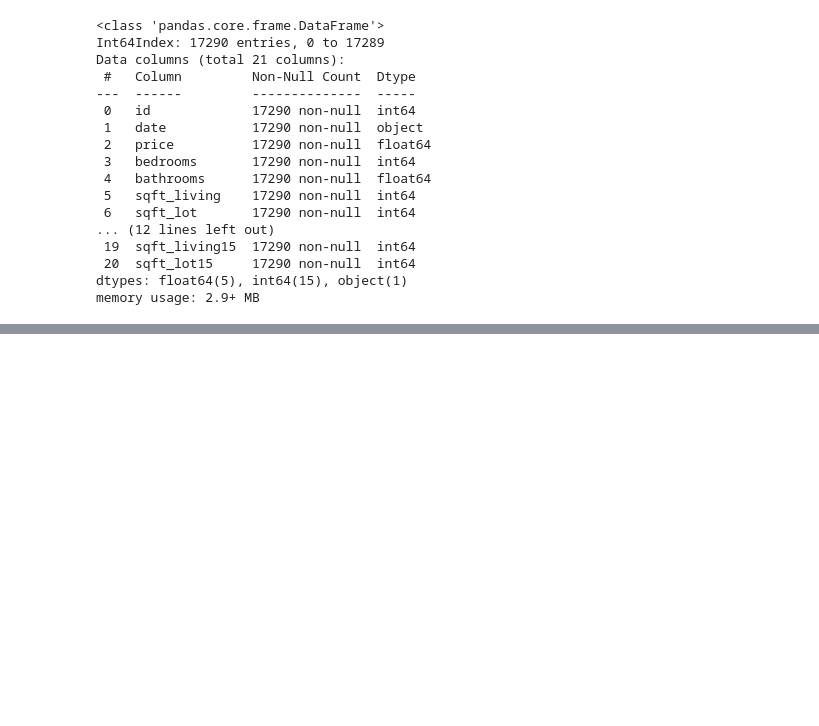
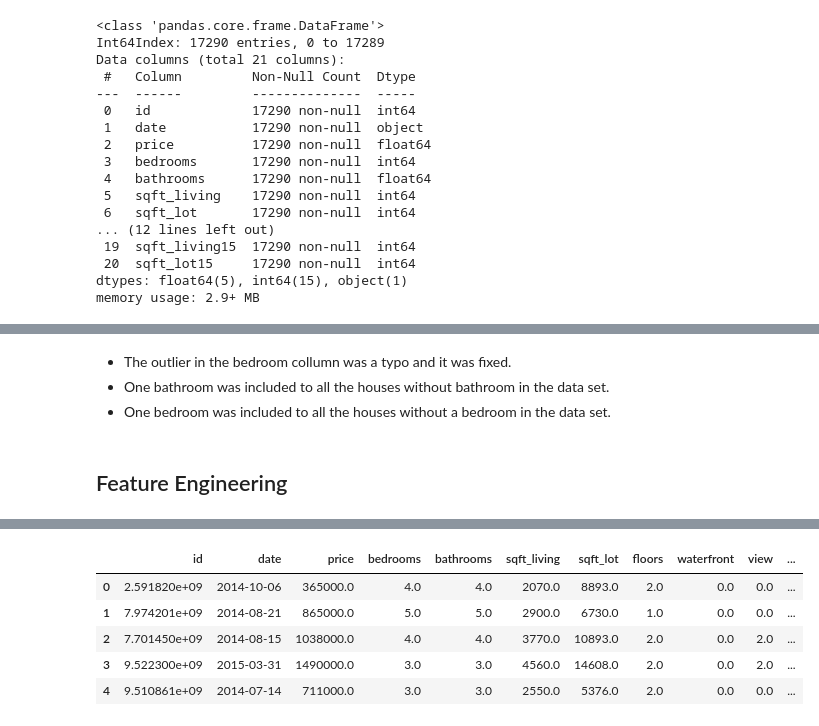
Before and after one commit to Ismaeltrevi/house-price-prediction, a Jupyter notebook: notebooks/EDA-and-feature-engineering.ipynb, the cells around one changed output, grey strips where cells are left out. Cells and saved outputs as stored; diff of their text form; code cells hidden in the pictures; blank space fills up the shorter version.

```diff
--- a/notebooks/EDA-and-feature-engineering.ipynb
+++ b/notebooks/EDA-and-feature-engineering.ipynb
@@ -86,0 +165,18 @@ memory usage: 2.9+ MB
+# %%
+# This fixes the house with 33 bedrooms turning it into a 3-bedroom house
+df[df['bedrooms'] == 33] = df[df['bedrooms'] == 3]
+
+# This will add 1 bathroom to houses without any bathroom
+df['bathrooms'] = df.bedrooms.apply(lambda x: 1 if x < 1 else x)
+# %% [markdown]
+- The outlier in the bedroom collumn was a typo and it was fixed.
+- One bathroom was included to all the houses without bathroom in the data set.
+- One bedroom was included to all the houses without a bedroom in the data set.
+# %% [markdown]
+## Feature Engineering
+# %%
+# Create year and month features
+df['year_sold'] = pd.to_datetime(df['date']).dt.to_period('Y')
+df['mont_sold'] = pd.to_datetime(df['date']).dt.to_period('M')
+df.head()
+# %% [output]
@@ -86,0 +185,6 @@ memory usage: 2.9+ MB
+|  | id | date | price | bedrooms | bathrooms | sqft_living | sqft_lot | floors | waterfront | view | ... |
+| 0 | 2.591820e+09 | 2014-10-06 | 365000.0 | 4.0 | 4.0 | 2070.0 | 8893.0 | 2.0 | 0.0 | 0.0 | ... |
+| 1 | 7.974201e+09 | 2014-08-21 | 865000.0 | 5.0 | 5.0 | 2900.0 | 6730.0 | 1.0 | 0.0 | 0.0 | ... |
+| 2 | 7.701450e+09 | 2014-08-15 | 1038000.0 | 4.0 | 4.0 | 3770.0 | 10893.0 | 2.0 | 0.0 | 2.0 | ... |
+| 3 | 9.522300e+09 | 2015-03-31 | 1490000.0 | 3.0 | 3.0 | 4560.0 | 14608.0 | 2.0 | 0.0 | 2.0 | ... |
+| 4 | 9.510861e+09 | 2014-07-14 | 711000.0 | 3.0 | 3.0 | 2550.0 | 5376.0 | 2.0 | 0.0 | 0.0 | ... |
```
Also changed, not shown: parts of 17 cells of this notebook, 1 other file.
